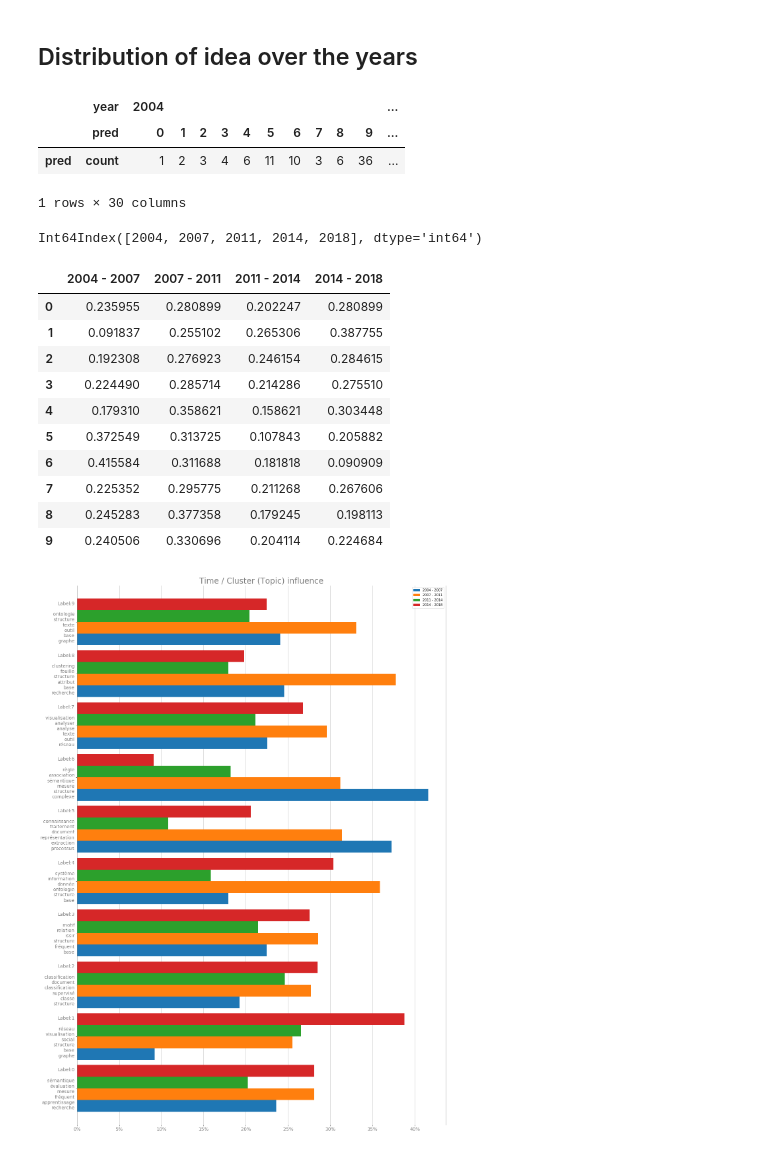
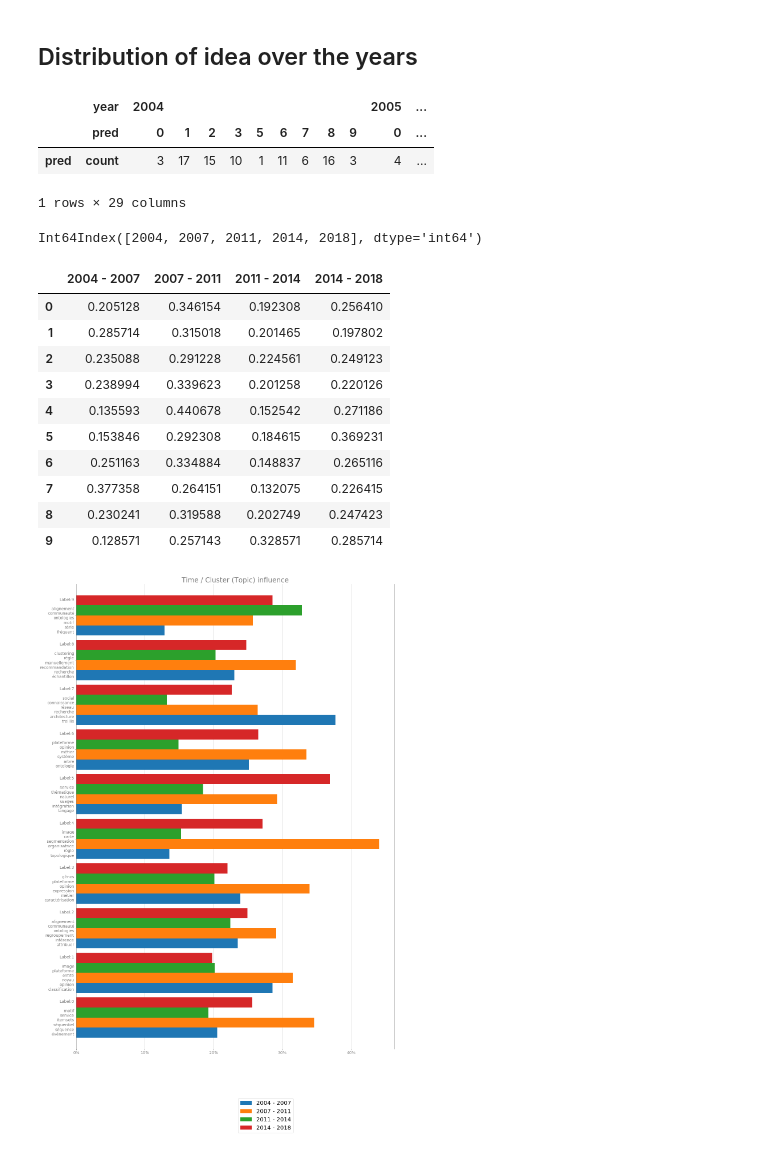
Before and after one commit to pchampio/EGC-2020, a Jupyter notebook: summary.ipynb, the cells around one changed output. Saved outputs shown, nothing was run; the diff lists cells and outputs as text; code cells hidden in the pictures.

Commit message:
:boom: best plot
Former-commit-id: b320e58e785d44755641733e0d0219d80bff672e

```diff
--- a/summary.ipynb
+++ b/summary.ipynb
@@ -272,9 +298,12 @@ def compute_coherence_values(dictionary, corpus, texts, limit, start=2, step=3):
 
 if False:
 
-    for keep_first_most_frz in np.logspace(2, 5, 4):
+    for keep_first_most_frz in np.logspace(1, 4, 4):
         keep_first_most_frz = int(keep_first_most_frz)
         display(keep_first_most_frz)
+
+        id2word = gensim.corpora.Dictionary(df_all_lem)
+
         # Filter out tokens that appear in
         id2word.filter_extremes(no_below=10,   # - less than X documents (absolute number)
                                 no_above=0.90, # - more than X documents (fraction of total corpus size, not absolute number)
@@ -306,7 +335,7 @@ for corpus_type, _file in [("Tf-Idf", "coherence_values_per_topics_tfidf_"),
                           ("Bag of wrods","coherence_values_per_topics_bow")]:
 
     legend = []
-    for keep_first_most_frz in np.logspace(2, 5, 4):
+    for keep_first_most_frz in np.logspace(1, 4, 4):
         keep_first_most_frz = int(keep_first_most_frz)
         keep_first_most_frz = str(keep_first_most_frz)
 
@@ -350,7 +379,7 @@ for corpus_type, _file in [("Tf-Idf", "coherence_values_per_topics_tfidf_"),
 # %% [markdown]
 ## With the LDA's topics, perform a clustering algorithm
 # %%
-corpus_lda = lda_model[bow_corpus]
+corpus_lda = lda_model[corpus_tfidf]
 
 # gensim sparse matrix to scipy sparse matrix
 lda_csc_matrix = gensim.matutils.corpus2csc(corpus_lda).transpose()
@@ -555,50 +584,51 @@ df_label_count_sampled_year = df_label_count_sampled_year.apply(lambda x: x / x.
 
 display(df_label_count_sampled_year)
 # %% [output]
-|  | year | 2004 |  |  |  |  |  |  |  |  |  | ... |
-|  | pred | 0 | 1 | 2 | 3 | 4 | 5 | 6 | 7 | 8 | 9 | ... |
-| pred | count | 1 | 2 | 3 | 4 | 6 | 11 | 10 | 3 | 6 | 36 | ... |
+|  | year | 2004 |  |  |  |  |  |  |  |  | 2005 | ... |
+|  | pred | 0 | 1 | 2 | 3 | 5 | 6 | 7 | 8 | 9 | 0 | ... |
+| pred | count | 3 | 17 | 15 | 10 | 1 | 11 | 6 | 16 | 3 | 4 | ... |
-1 rows × 30 columns
+1 rows × 29 columns
 Int64Index([2004, 2007, 2011, 2014, 2018], dtype='int64')
 |  | 2004 - 2007 | 2007 - 2011 | 2011 - 2014 | 2014 - 2018 |
-| 0 | 0.235955 | 0.280899 | 0.202247 | 0.280899 |
-| 1 | 0.091837 | 0.255102 | 0.265306 | 0.387755 |
-| 2 | 0.192308 | 0.276923 | 0.246154 | 0.284615 |
-| 3 | 0.224490 | 0.285714 | 0.214286 | 0.275510 |
-| 4 | 0.179310 | 0.358621 | 0.158621 | 0.303448 |
-| 5 | 0.372549 | 0.313725 | 0.107843 | 0.205882 |
-| 6 | 0.415584 | 0.311688 | 0.181818 | 0.090909 |
-| 7 | 0.225352 | 0.295775 | 0.211268 | 0.267606 |
-| 8 | 0.245283 | 0.377358 | 0.179245 | 0.198113 |
-| 9 | 0.240506 | 0.330696 | 0.204114 | 0.224684 |
+| 0 | 0.205128 | 0.346154 | 0.192308 | 0.256410 |
+| 1 | 0.285714 | 0.315018 | 0.201465 | 0.197802 |
+| 2 | 0.235088 | 0.291228 | 0.224561 | 0.249123 |
+| 3 | 0.238994 | 0.339623 | 0.201258 | 0.220126 |
+| 4 | 0.135593 | 0.440678 | 0.152542 | 0.271186 |
+| 5 | 0.153846 | 0.292308 | 0.184615 | 0.369231 |
+| 6 | 0.251163 | 0.334884 | 0.148837 | 0.265116 |
+| 7 | 0.377358 | 0.264151 | 0.132075 | 0.226415 |
+| 8 | 0.230241 | 0.319588 | 0.202749 | 0.247423 |
+| 9 | 0.128571 | 0.257143 | 0.328571 | 0.285714 |
 # %%
 from matplotlib.ticker import FuncFormatter
 
 # Plot
 df_label_count_sampled_year.plot.barh(figsize=(20, 30), width=0.9)
 plt.title('Time / Cluster (Topic) influence', fontsize= 24, color='gray')
 
 ## PlotSwagg ##
 plt.yticks(fontsize=14, rotation=0, color='gray')
 plt.xticks(fontsize=14, rotation=0, color='gray')
 
 # Cleanest Percent
 plt.gca().xaxis.set_major_formatter(FuncFormatter(lambda x, _: '{:.0%}'.format(x)))
 plt.gca().yaxis.set_major_formatter(FuncFormatter(lambda y, _: 'Label:{}\n\n {}'.format(str(y), "\n".join(labels[y]))))
 
 # Less border
 plt.gca().xaxis.grid(True)
 plt.gca().spines['top'].set_visible(False)
 plt.gca().spines['bottom'].set_visible(False)
 plt.gca().spines['left'].set_edgecolor('gray')
 plt.gca().spines['right'].set_edgecolor('gray')
+plt.legend(loc=2, prop={'size': 20}, bbox_to_anchor=(0.5, -0.1))
 
 # Percent line under the barH
 plt.gca().set_axisbelow(True)
 
 plt.show()
 # %% [output]
-[figure, old version]
+[figure, new version]
 # %%
 # Dump
 if False:
```
Also changed, not shown: parts of 8 cells of this notebook, 10 other files.
